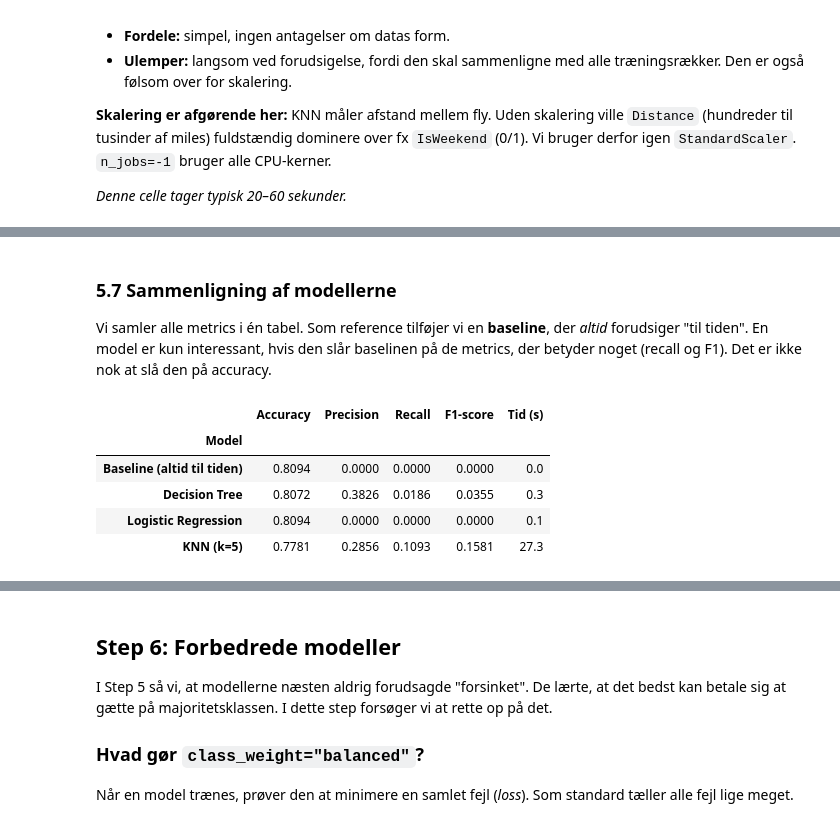
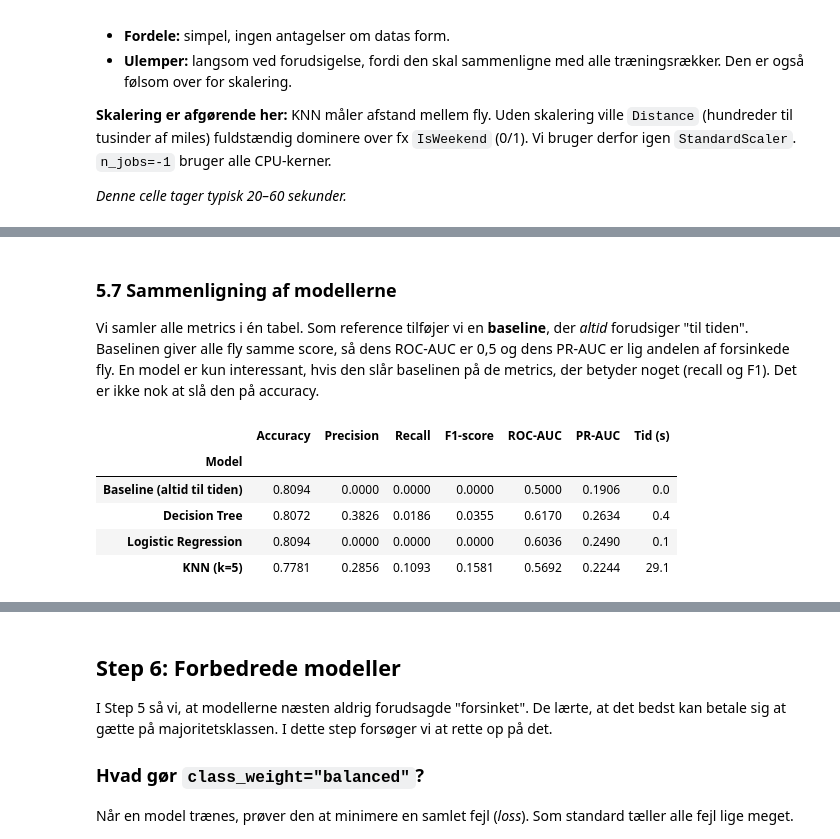
Before and after one commit to GustavDegn123/Airlines-Delay, a Jupyter notebook: flight_delay_prediction.ipynb, the cells around one changed output, grey strips where cells are left out. Saved outputs shown, nothing was run; the diff lists cells and outputs as text; code cells hidden in the pictures.

```diff
--- a/flight_delay_prediction.ipynb
+++ b/flight_delay_prediction.ipynb
@@ -717,32 +728,37 @@ F1-score   0.1581
 # %% [markdown]
 ### 5.7 Sammenligning af modellerne
 
-Vi samler alle metrics i én tabel. Som reference tilføjer vi en **baseline**, der *altid* forudsiger "til tiden". En model er kun interessant, hvis den slår baselinen på de metrics, der betyder noget (recall og F1). Det er ikke nok at slå den på accuracy.
+Vi samler alle metrics i én tabel. Som reference tilføjer vi en **baseline**, der *altid* forudsiger "til tiden". Baselinen giver alle fly samme score, så dens ROC-AUC er 0,5 og dens PR-AUC er lig andelen af forsinkede fly. En model er kun interessant, hvis den slår baselinen på de metrics, der betyder noget (recall og F1). Det er ikke nok at slå den på accuracy.
 # %%
 # Baseline: forudsig altid "til tiden" (0)
 baseline_pred = pd.Series(0, index=y_test.index)
 baseline = {
     "Model": "Baseline (altid til tiden)",
     "Accuracy": accuracy_score(y_test, baseline_pred),
     "Precision": 0.0,
     "Recall": 0.0,
     "F1-score": 0.0,
+    "ROC-AUC": 0.5,               # samme score til alle fly = tilfældig rangering
+    "PR-AUC": y_test.mean(),      # average precision for en konstant score = andel forsinkede
     "Tid (s)": 0.0,
 }
 
+METRIC_COLS = ["Accuracy", "Precision", "Recall", "F1-score", "ROC-AUC", "PR-AUC", "Tid (s)"]
+ROUNDING = {col: 4 for col in METRIC_COLS} | {"Tid (s)": 1}
+
 comparison = (
     pd.DataFrame([baseline] + results)
-    .set_index("Model")
-    .round({"Accuracy": 4, "Precision": 4, "Recall": 4, "F1-score": 4, "Tid (s)": 1})
+    .set_index("Model")[METRIC_COLS]
+    .round(ROUNDING)
 )
 display(comparison)
 # %% [output]
-|  | Accuracy | Precision | Recall | F1-score | Tid (s) |
-| Model |  |  |  |  |  |
-| Baseline (altid til tiden) | 0.8094 | 0.0000 | 0.0000 | 0.0000 | 0.0 |
-| Decision Tree | 0.8072 | 0.3826 | 0.0186 | 0.0355 | 0.3 |
-| Logistic Regression | 0.8094 | 0.0000 | 0.0000 | 0.0000 | 0.1 |
-| KNN (k=5) | 0.7781 | 0.2856 | 0.1093 | 0.1581 | 27.3 |
+|  | Accuracy | Precision | Recall | F1-score | ROC-AUC | PR-AUC | Tid (s) |
+| Model |  |  |  |  |  |  |  |
+| Baseline (altid til tiden) | 0.8094 | 0.0000 | 0.0000 | 0.0000 | 0.5000 | 0.1906 | 0.0 |
+| Decision Tree | 0.8072 | 0.3826 | 0.0186 | 0.0355 | 0.6170 | 0.2634 | 0.4 |
+| Logistic Regression | 0.8094 | 0.0000 | 0.0000 | 0.0000 | 0.6036 | 0.2490 | 0.1 |
+| KNN (k=5) | 0.7781 | 0.2856 | 0.1093 | 0.1581 | 0.5692 | 0.2244 | 29.1 |
 # %% [markdown]
 ### 5.8 Fortolkning
 
```
Also changed, not shown: parts of 37 cells of this notebook.
